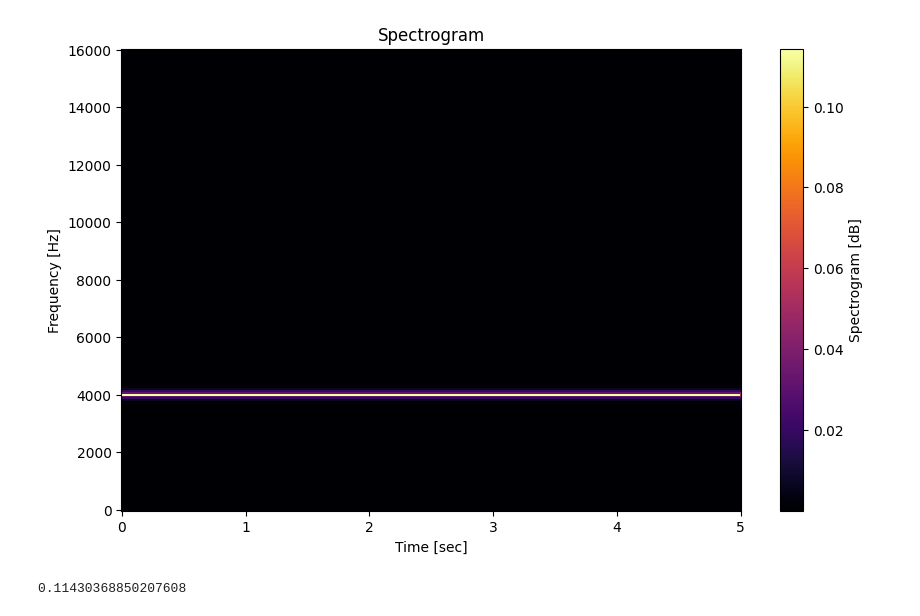
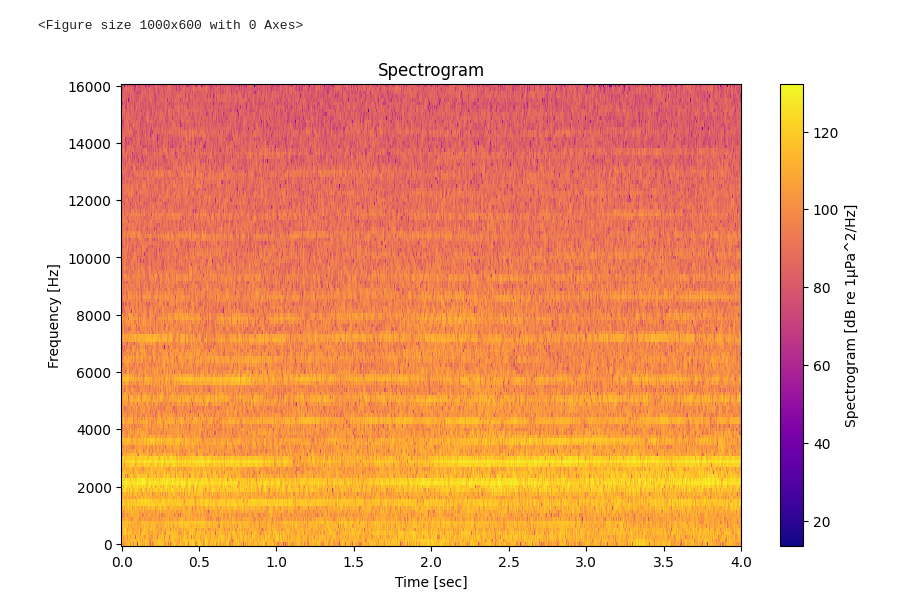
Before and after one commit to forky174/bachelors_degree, a Jupyter notebook: Data_preview.ipynb, the cells around one changed output. Drawn from its saved outputs; the diff is of its cells as text; code cells hidden in the pictures.

```diff
--- a/Data_preview.ipynb
+++ b/Data_preview.ipynb
@@ -21,29 +20,3 @@ freq_band           = [4000, 10000] #Hz
-# %%
-amplitude_test = 2.0  # Амплитуда
-frequency_test = 4000.0  # Частота (в герцах)
-duration_test = 5     # Продолжительность сигнала в секундах
-sampling_rate_test = 32000 # Частота дискретизации (точек в секунду)
-time_test = np.linspace(0, duration_test, duration_test * sampling_rate_test, endpoint=False)
-test = amplitude_test * np.sin(2 * np.pi * frequency_test * time_test)
-
-window_size  = 512
-window = signal.windows.tukey(window_size, alpha=0.5)
-window /= window.sum()
-
-f_test, t_test, Zxx_test = signal.stft(test, sampling_rate_test, window=window, scaling='psd',nperseg=512)
-
-plt.figure(figsize=(10, 6))
-plt.pcolormesh(t_test, f_test, np.abs(Zxx_test), cmap = 'inferno')
-plt.ylabel('Frequency [Hz]')
-plt.xlabel('Time [sec]')
-plt.colorbar(label='Spectrogram [dB]')
-plt.title('Spectrogram')
-plt.show()
-
-print(max(item for sublist in np.abs(Zxx_test) for item in sublist))
-# %% [output]
-[figure, removed]
-0.11430368850207608
 # %%
 duration = end_time - start_time
 files_num = int(np.ceil(duration.seconds / 600))
@@ -70,3 +41,20 @@ constant = (M1_sensitivity_dB + M1_amplifier_dB) * (station == 'M1') + (M3_sensi
+# %%
+window_size = 256
+win = signal.windows.hann(window_size)
+f, t, Zxx = signal.stft(data_array_V[32000*0:32000*4], sample_rate, window=win, nperseg=window_size, scaling='psd')
+plt.figure(figsize=(10, 6))
+
+plt.figure(figsize=(10, 6))
+plt.pcolormesh(t, f, 20*np.log10(np.abs(Zxx)/window_size)-constant, cmap = 'plasma')
+plt.ylabel('Frequency [Hz]')
+plt.xlabel('Time [sec]')
+plt.colorbar(label='Spectrogram [dB re 1μPa^2/Hz]')
+plt.title('Spectrogram')
+
+plt.show()
+# %% [output]
+<Figure size 1000x600 with 0 Axes>
+[figure, added]
 # %%
 data_sos = signal.butter(32, freq_band, 'bandpass', fs=sample_rate, output='sos')
 # butter(N, Wn, btype='low', analog=False, output='ba', fs=None) second-order sections (‘sos’)
```
Also changed, not shown: parts of 5 cells of this notebook, 1 other file.
